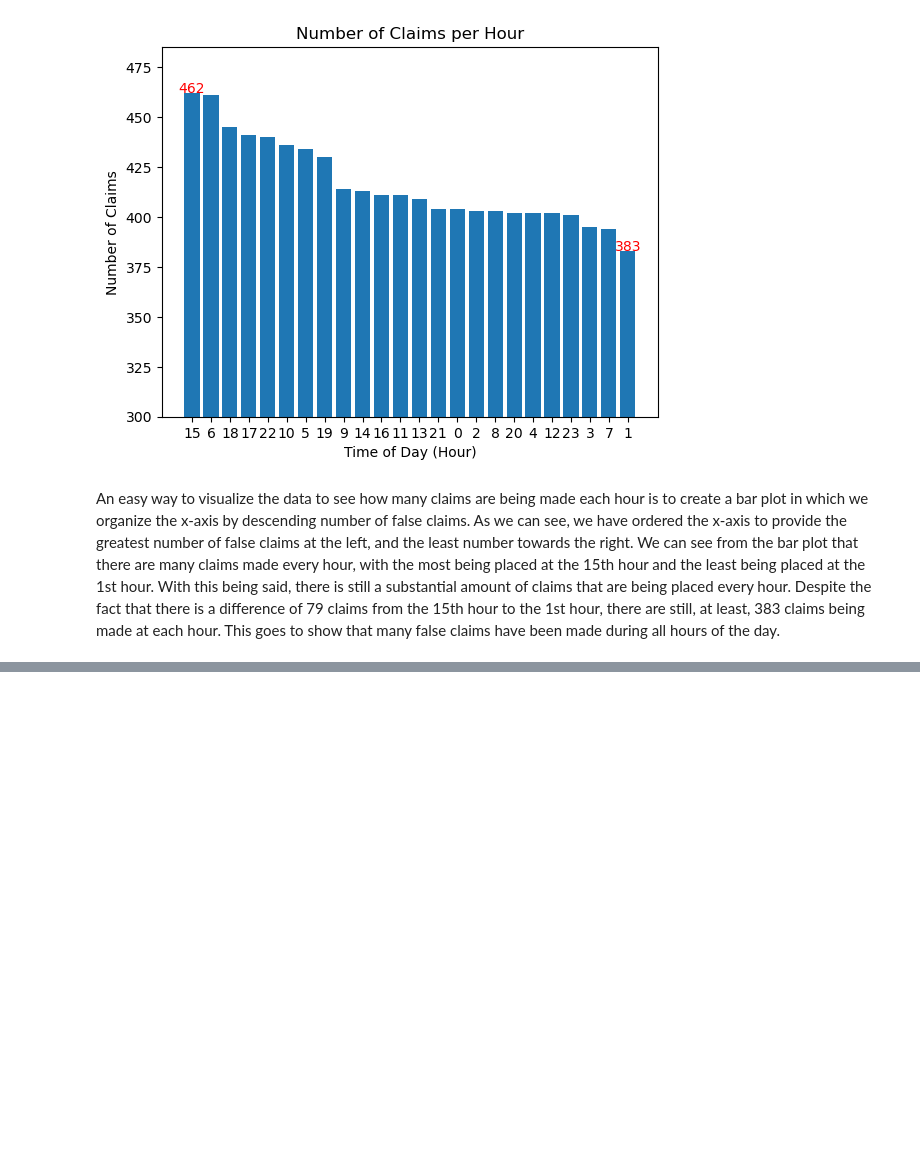
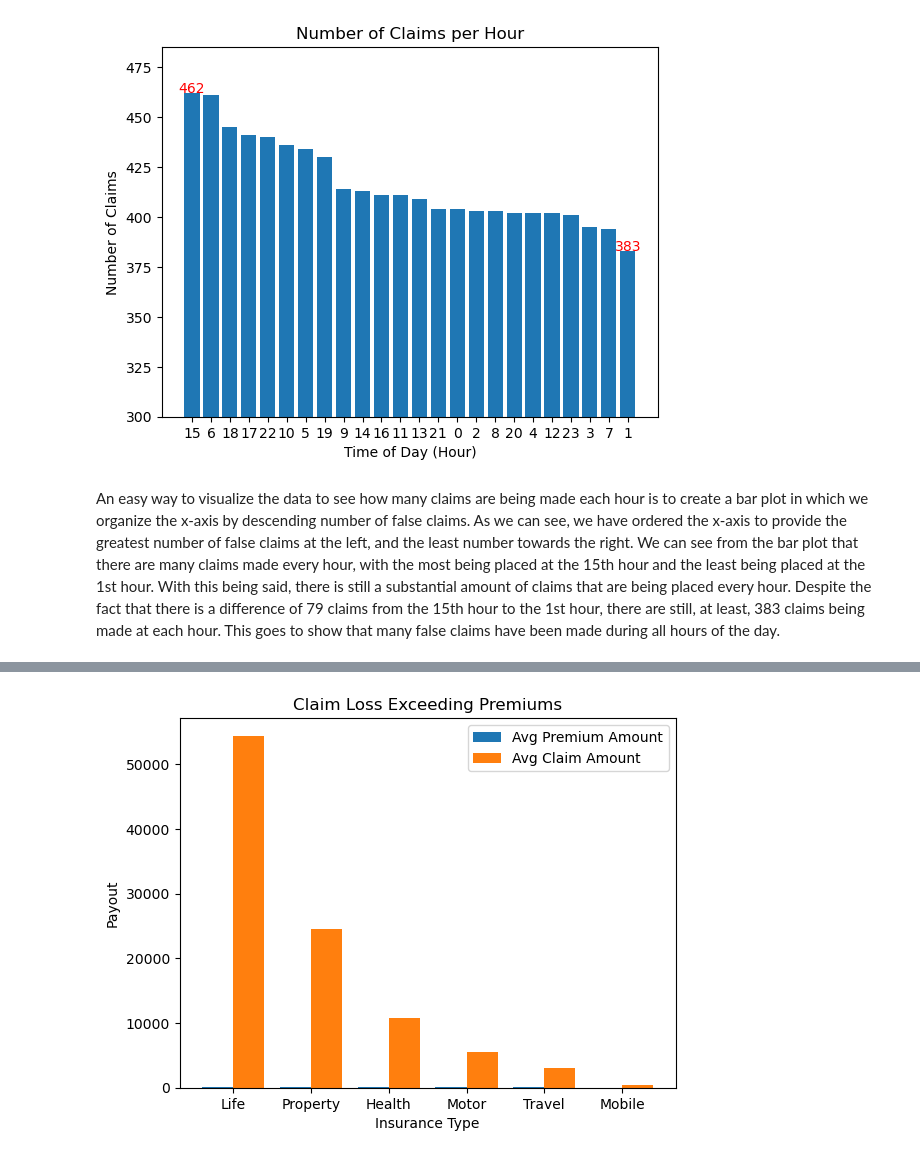
Before and after one commit to JustinS25/Insurance-Claim-Detection, a Jupyter notebook: Code/insurance_claim_valuecounts.ipynb, the cells around one changed output, grey strips where cells are left out. Saved outputs shown, nothing was run; the diff lists cells and outputs as text; code cells hidden in the pictures; blank space fills up the shorter version.

```diff
--- a/Code/insurance_claim_valuecounts.ipynb
+++ b/Code/insurance_claim_valuecounts.ipynb
@@ -430,0 +434,14 @@ An easy way to visualize the data to see how many claims are being made each hou
+# %%
+# What is the average cost for each type of insurance?
+# Average claim amount?
+
+avg_cost = ins_claim_fraud.groupby(['INSURANCE_TYPE'])['PREMIUM_AMOUNT'].mean()
+avg_claim_amt = ins_claim_fraud.groupby(['INSURANCE_TYPE'])['CLAIM_AMOUNT'].mean()
+
+average_dict = {
+    'Average Premium Amount': avg_cost,
+    'Average Claim Amount': avg_claim_amt
+}
+
+avg_cost_df = pd.DataFrame(average_dict).sort_values('Average Claim Amount', ascending=False)
+avg_cost_df
@@ -430,0 +457,20 @@ An easy way to visualize the data to see how many claims are being made each hou
+# %%
+# Plot average amount by insurance type
+# Ploting multiple bar charts > https://www.geeksforgeeks.org/plotting-multiple-bar-charts-using-matplotlib-in-python/
+
+x_axis = avg_cost_df.index.values
+x_len = np.arange(len(x_axis))
+premium = avg_cost_df['Average Premium Amount']
+claim = avg_cost_df['Average Claim Amount']
+
+plt.bar(x_len - 0.2, premium, 0.4, label = 'Avg Premium Amount')
+plt.bar(x_len + 0.2, claim, 0.4, label = 'Avg Claim Amount')
+plt.xticks(x_len, x_axis)
+plt.xlabel('Insurance Type')
+plt.ylabel('Payout')
+plt.title('Claim Loss Exceeding Premiums')
+plt.legend()
+plt.savefig('CSV Files/ClaimLossExceedingPremiums.png')
+plt.show()
+# %% [output]
+[figure, added]
```
Also changed, not shown: parts of 10 cells of this notebook, 5 other files.
